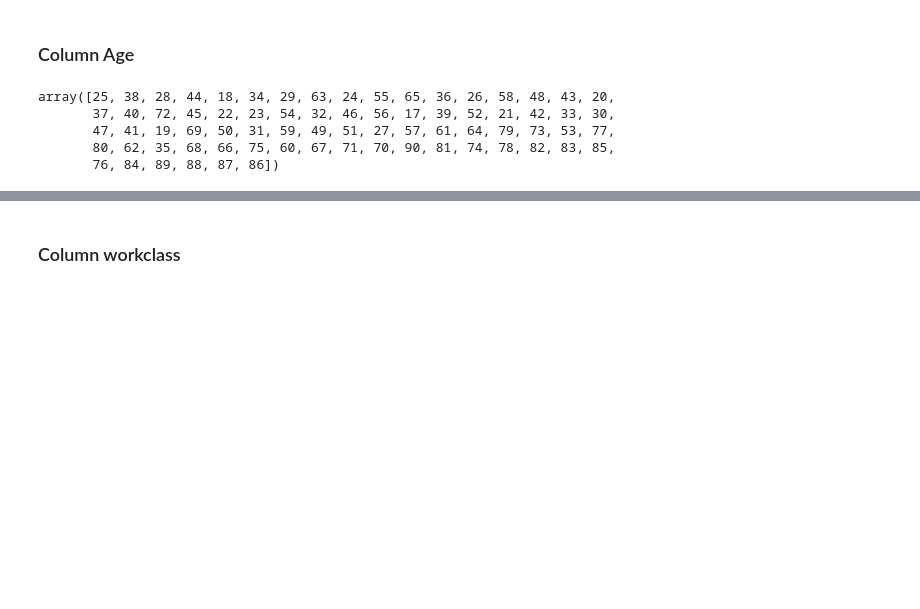
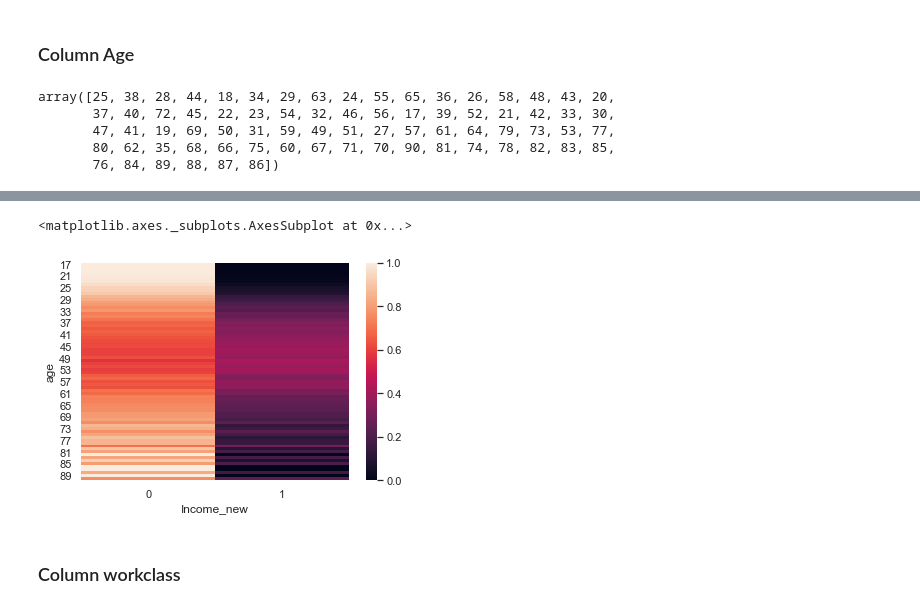
Before and after one commit to srosamont/Projects_Ironhack, a Jupyter notebook: Adult_Income/Adult_income.ipynb, the cells around one changed output, grey strips where cells are left out. Drawn from its saved outputs; the diff is of its cells as text; code cells hidden in the pictures; blank space fills up the shorter version.

```diff
--- a/Adult_Income/Adult_income.ipynb
+++ b/Adult_Income/Adult_income.ipynb
@@ -143,0 +163,5 @@ df.age.value_counts().plot(kind='bar')
+# %%
+sns.heatmap(pd.crosstab(df.age,df.Income_new,normalize='index'))
+# %% [output]
+<matplotlib.axes._subplots.AxesSubplot at 0x...>
+[figure, added]
```
Also changed, not shown: parts of 79 cells of this notebook.
